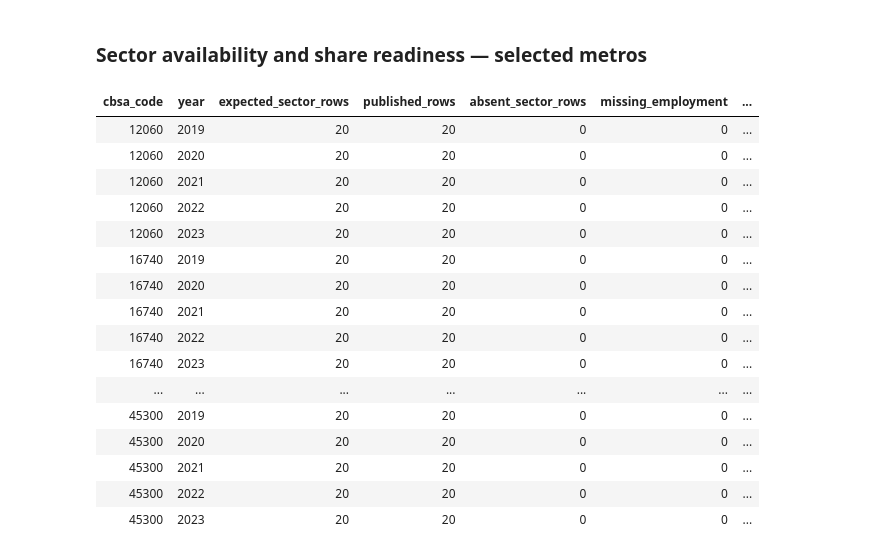
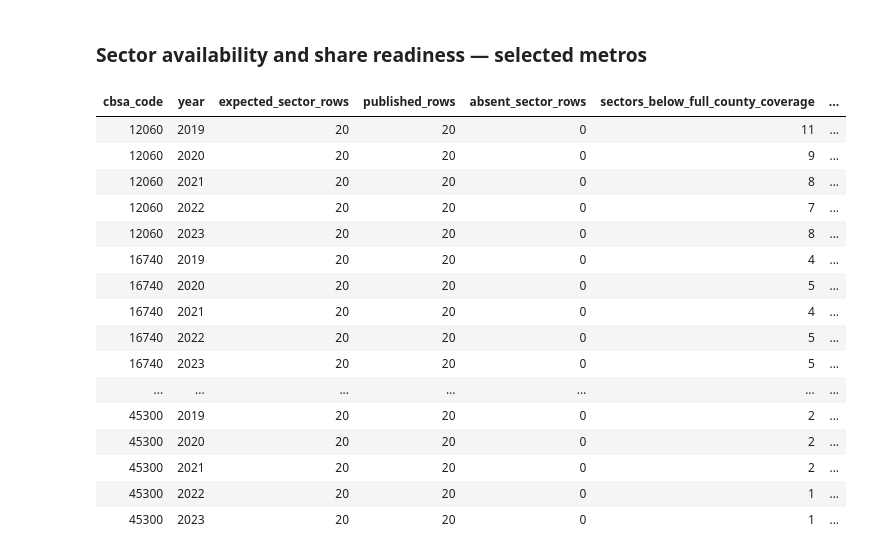
Before and after one commit to Kottakotavenkatakeerthika/bankunited-market-expansion, a Jupyter notebook: notebooks/industry_fit_exploration.ipynb, the cells around one changed output. Saved outputs shown, nothing was run; the diff lists cells and outputs as text; code cells hidden in the pictures.

```diff
--- a/notebooks/industry_fit_exploration.ipynb
+++ b/notebooks/industry_fit_exploration.ipynb
@@ -593,22 +334,22 @@ display(HTML(county_coverage_table.to_html(float_format=lambda value: f"{value:.
 # %% [markdown]
 ### Sector availability and share readiness — selected metros
 # %%
-display(HTML(sector_availability_table.to_html(index=False, na_rep="Missing")))
+display(HTML(tables["coverage_summary"].to_html(index=False, na_rep="Missing")))
 # %% [output]
-| cbsa_code | year | expected_sector_rows | published_rows | absent_sector_rows | missing_employment | ... |
-| 12060 | 2019 | 20 | 20 | 0 | 0 | ... |
-| 12060 | 2020 | 20 | 20 | 0 | 0 | ... |
-| 12060 | 2021 | 20 | 20 | 0 | 0 | ... |
-| 12060 | 2022 | 20 | 20 | 0 | 0 | ... |
-| 12060 | 2023 | 20 | 20 | 0 | 0 | ... |
-| 16740 | 2019 | 20 | 20 | 0 | 0 | ... |
-| 16740 | 2020 | 20 | 20 | 0 | 0 | ... |
-| 16740 | 2021 | 20 | 20 | 0 | 0 | ... |
-| 16740 | 2022 | 20 | 20 | 0 | 0 | ... |
-| 16740 | 2023 | 20 | 20 | 0 | 0 | ... |
+| cbsa_code | year | expected_sector_rows | published_rows | absent_sector_rows | sectors_below_full_county_coverage | ... |
+| 12060 | 2019 | 20 | 20 | 0 | 11 | ... |
+| 12060 | 2020 | 20 | 20 | 0 | 9 | ... |
+| 12060 | 2021 | 20 | 20 | 0 | 8 | ... |
+| 12060 | 2022 | 20 | 20 | 0 | 7 | ... |
+| 12060 | 2023 | 20 | 20 | 0 | 8 | ... |
+| 16740 | 2019 | 20 | 20 | 0 | 4 | ... |
+| 16740 | 2020 | 20 | 20 | 0 | 5 | ... |
+| 16740 | 2021 | 20 | 20 | 0 | 4 | ... |
+| 16740 | 2022 | 20 | 20 | 0 | 5 | ... |
+| 16740 | 2023 | 20 | 20 | 0 | 5 | ... |
 | ... | ... | ... | ... | ... | ... | ... |
-| 45300 | 2019 | 20 | 20 | 0 | 0 | ... |
-| 45300 | 2020 | 20 | 20 | 0 | 0 | ... |
-| 45300 | 2021 | 20 | 20 | 0 | 0 | ... |
-| 45300 | 2022 | 20 | 20 | 0 | 0 | ... |
-| 45300 | 2023 | 20 | 20 | 0 | 0 | ... |
+| 45300 | 2019 | 20 | 20 | 0 | 2 | ... |
+| 45300 | 2020 | 20 | 20 | 0 | 2 | ... |
+| 45300 | 2021 | 20 | 20 | 0 | 2 | ... |
+| 45300 | 2022 | 20 | 20 | 0 | 1 | ... |
+| 45300 | 2023 | 20 | 20 | 0 | 1 | ... |
```
Also changed, not shown: parts of 54 cells of this notebook, 7 other files.
